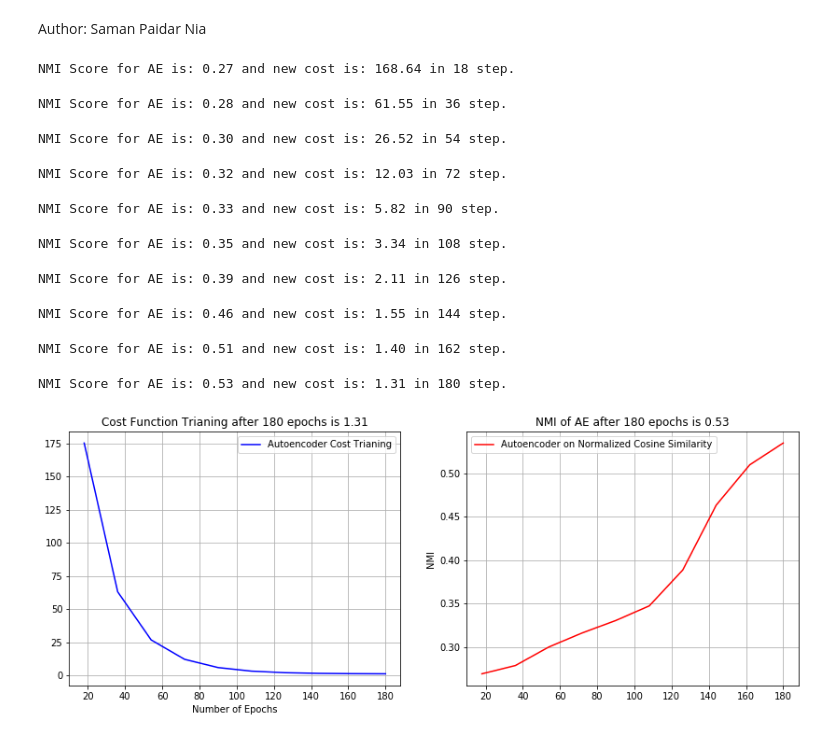
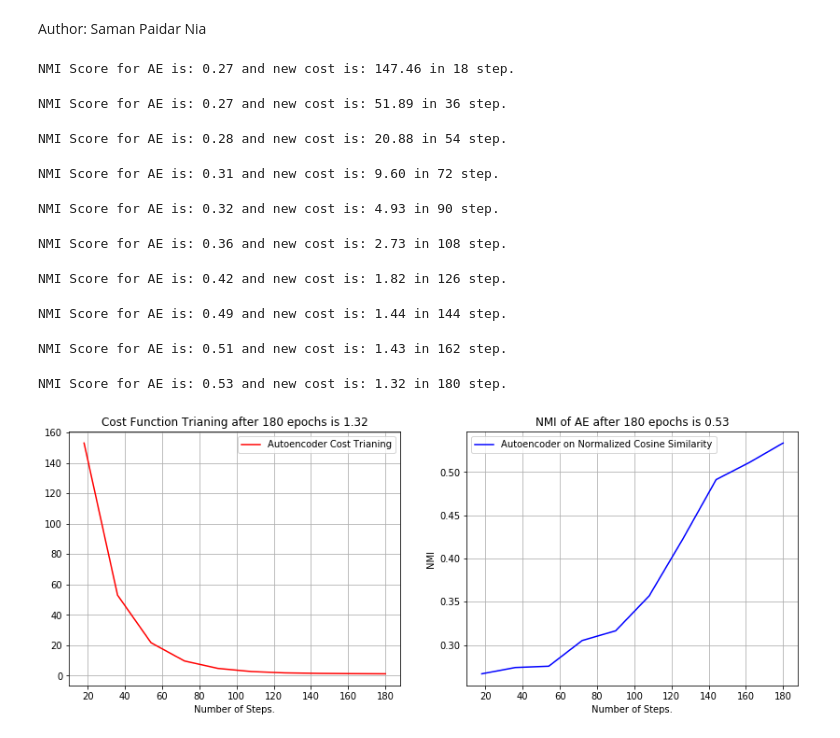
Before and after one commit to saman-nia/Deep-Neural-Networks-for-Clustering, a Jupyter notebook: Autoencoder_vs_Spectral_NG/Autoencoder_vs_Spectral_on_9NG.ipynb, the cells around one changed output. Drawn from its saved outputs; the diff is of its cells as text; code cells hidden in the pictures.

```diff
--- a/Autoencoder_vs_Spectral_NG/Autoencoder_vs_Spectral_on_9NG.ipynb
+++ b/Autoencoder_vs_Spectral_NG/Autoencoder_vs_Spectral_on_9NG.ipynb
@@ -194,23 +201,21 @@ def training(cost, learning_rate, beta1, beta2, global_step):
 def evaluate(output, x):
     with tf.variable_scope("validation"):
         val_loss = tf.reduce_mean(tf.reduce_sum(tf.square(tf.subtract(output, x, name="val_diff")), 1))
-        val_summary_op = tf.summary.scalar("val_cost", val_loss)
         return val_loss
 # %%
 # Parameters
-n_layers = 10 #------------------------------- Number of Neural Networks Layers.
-beta1=0.9 #---------------------------------- The decay rate 1.
-beta2=0.999 #-------------------------------- The decay rate 2.
-learning_rate = (beta1/n_input) #----- The learning rate, it should be a floating point value.
-n_batch = math.ceil(n_input/100) #----------- Number of selection data in per step.
-n_backpro = math.ceil(n_input/n_batch) #----- Number of Backpro in per epoc
-n_epoch = math.ceil(n_input/n_layers) #------ The time priod of train.
-n_cluster = 9 #------------------------------ Number of clusters.
-n_diplay = math.floor(n_epoch/10) #---------- Number of runnig the K-Means and NMI.
-n_code = str(32) #------------------The number of output dimension value or embedding data codes.
-results=[] #--------------------------------- A list to keep all NMI scores.
-loss_cost=[] #------------------------------- A list to keep all training evaluations.
-steps=[] #----------------------------------- A list to keep all steps.
+n_layers = 6 #----------------------------- Number of Neural Networks Layers.
+beta1 = 0.9 #------------------------------ The decay rate 1.
+beta2 = 0.999 #---------------------------- The decay rate 2.
+learning_rate = (1/n_input) #-------------- The learning rate.
+n_batch = math.ceil(n_input/100) #--------- Number of selection data in per step.
+n_backpro = math.ceil(n_input/n_batch) #--- Number of Backpro in per epoc
+n_epoch = math.ceil(n_input/10) #---------- The time priod of train.
+n_cluster = 9 #---------------------------- Number of clusters.
+n_diplay = round(n_epoch/10) #------------- Number of runnig the K-Means and NMI.
+results=[] #------------------------------- A list to keep all NMI scores.
+loss_cost=[] #----------------------------- A list to keep all training evaluations.
+steps=[] #--------------------------------- A list to keep all steps.
 # %%
 with tf.Graph().as_default():
     with tf.variable_scope("autoencoder_model"):
@@ -237,14 +242,16 @@ for epoch in tqdm(range(1, n_epoch+1)):
                                                                    phase_train: True})
         average_cost += new_cost/n_backpro
         ############## End of the Backpropagation with Random Walk ##############
-    miniData, _ = data_set_train.next_batch(data_set_train.data_size)
-    val_loss = sess.run(eval_optimizer, feed_dict={x: miniData,
-                                                   phase_train: True})
-    ae_codes = sess.run(code, feed_dict={x: data_set_train.whole_dataset()[0],
-                                         phase_train: True})
+    miniData, _ = data_set_train.next_batch(n_input)
+    sess.run(eval_optimizer, feed_dict={x: miniData,
+                                        phase_train: True})
+    sess.run(code, feed_dict={x: data_set_train.whole_dataset()[0],
+                              phase_train: True})
             ############## End of the Optimization ##############
     # Save the results after per (Size of input / 10) epochs.
     if epoch % n_diplay == 0 or epoch == n_epoch:
+        ae_codes = sess.run(code, feed_dict={x: data_set_train.whole_dataset()[0],
+                                             phase_train: False})
         # Running K-Means on Embedding Data.
         idx = k_means_(ae_codes, n_cluster)
         ae_nmi = normalized_mutual_info_score(data_set_train.whole_dataset()[1], idx)
@@ -254,31 +261,32 @@ for epoch in tqdm(range(1, n_epoch+1)):
         print("NMI Score for AE is: {:0.2f} and new cost is: {:0.2f} in {:d} step. "
               .format(ae_nmi,new_cost, epoch))
 # %% [output]
-NMI Score for AE is: 0.27 and new cost is: 168.64 in 18 step.
+NMI Score for AE is: 0.27 and new cost is: 147.46 in 18 step.
-NMI Score for AE is: 0.28 and new cost is: 61.55 in 36 step.
+NMI Score for AE is: 0.27 and new cost is: 51.89 in 36 step.
-NMI Score for AE is: 0.30 and new cost is: 26.52 in 54 step.
+NMI Score for AE is: 0.28 and new cost is: 20.88 in 54 step.
-NMI Score for AE is: 0.32 and new cost is: 12.03 in 72 step.
+NMI Score for AE is: 0.31 and new cost is: 9.60 in 72 step.
-NMI Score for AE is: 0.33 and new cost is: 5.82 in 90 step.
+NMI Score for AE is: 0.32 and new cost is: 4.93 in 90 step.
-NMI Score for AE is: 0.35 and new cost is: 3.34 in 108 step.
+NMI Score for AE is: 0.36 and new cost is: 2.73 in 108 step.
-NMI Score for AE is: 0.39 and new cost is: 2.11 in 126 step.
+NMI Score for AE is: 0.42 and new cost is: 1.82 in 126 step.
-NMI Score for AE is: 0.46 and new cost is: 1.55 in 144 step.
+NMI Score for AE is: 0.49 and new cost is: 1.44 in 144 step.
-NMI Score for AE is: 0.51 and new cost is: 1.40 in 162 step.
+NMI Score for AE is: 0.51 and new cost is: 1.43 in 162 step.
-NMI Score for AE is: 0.53 and new cost is: 1.31 in 180 step.
+NMI Score for AE is: 0.53 and new cost is: 1.32 in 180 step.
 # %%
 warnings.filterwarnings('ignore')
 plt.figure(figsize=(14, 5))
 plt.subplot(1,2,1)
-plt.errorbar(steps, loss_cost, label='Autoencoder Cost Trianing', color='b')
-plt.xlabel('Number of Epochs')
+plt.errorbar(steps, loss_cost, label='Autoencoder Cost Trianing', color='r')
+plt.xlabel('Number of Steps.')
 plt.grid()
 plt.title(('Cost Function Trianing after {:d} epochs is {:0.2f}').format(n_epoch,new_cost))
 plt.legend(loc='best')
 plt.subplot(1,2,2)
-plt.errorbar(steps, results, label='Autoencoder on Normalized Cosine Similarity', color='r')
+plt.errorbar(steps, results, label='Autoencoder on Normalized Cosine Similarity', color='b')
+plt.xlabel('Number of Steps.')
 plt.ylabel('NMI')
 plt.grid()
 plt.title(('NMI of AE after {:d} epochs is {:0.2f}').format(n_epoch,ae_nmi))
 plt.legend(loc='best')
 plt.show()
 # %% [output]
-[figure, old version]
+[figure, new version]
```
Also changed, not shown: parts of 5 cells of this notebook.
